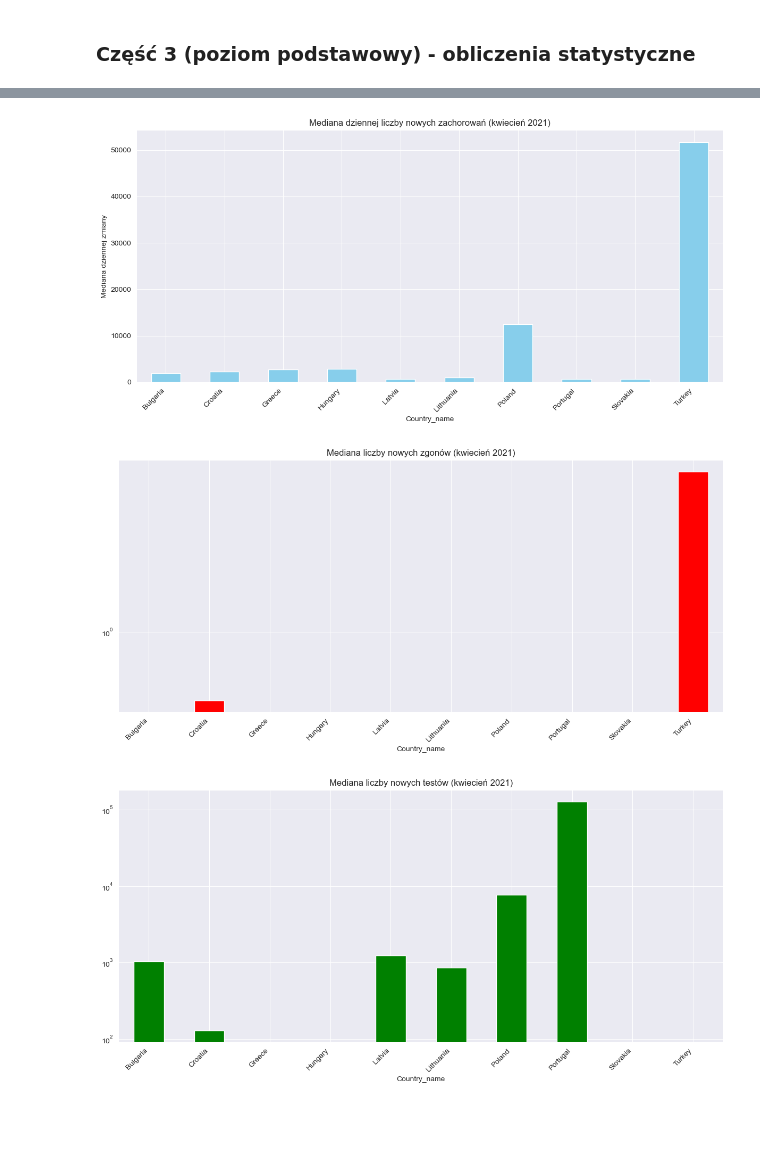
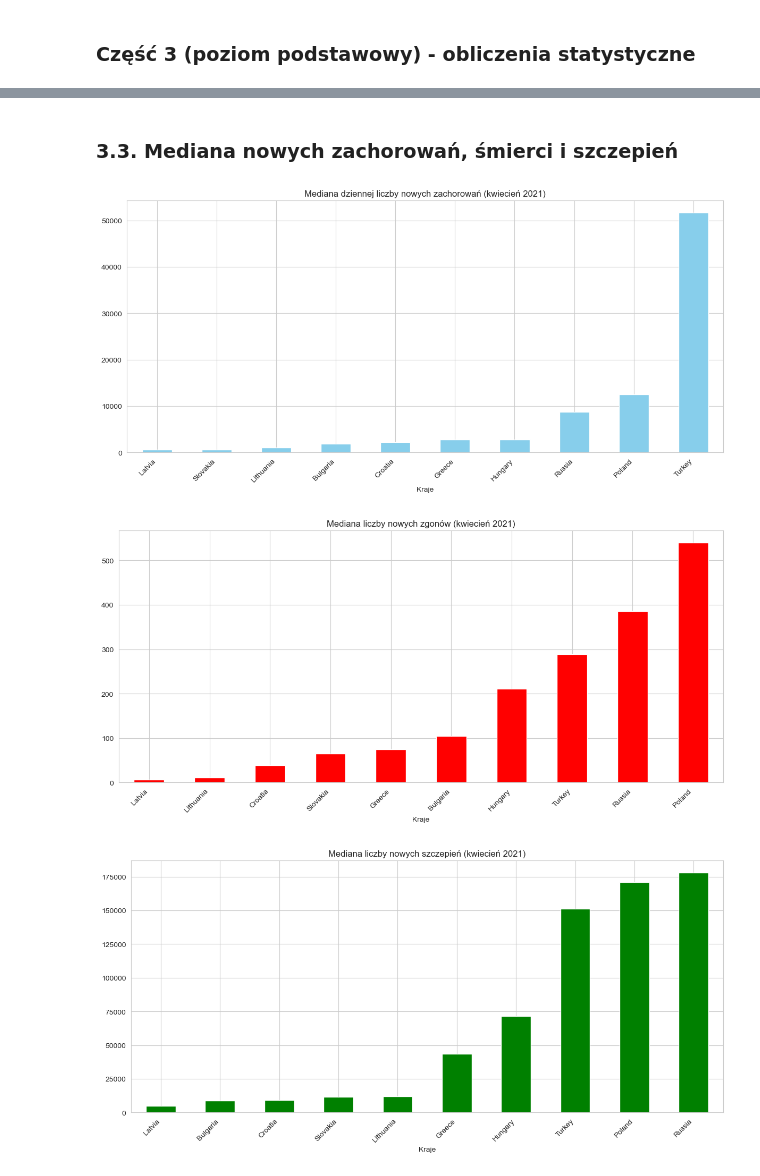
Before and after one commit to AbsZeroO/big-data, a Jupyter notebook: Poziom_2/Poziom2.ipynb, the cells around one changed output, grey strips where cells are left out. Drawn from its saved outputs; the diff is of its cells as text; code cells hidden in the pictures; blank space fills up the shorter version.

```diff
--- a/Poziom_2/Poziom2.ipynb
+++ b/Poziom_2/Poziom2.ipynb
@@ -118,9 +146,10 @@ TODO:
 # %%
-countries = ["Portugal", "Lithuania", "Slovakia", "Latvia", "Greece", "Hungary",
-                      "Poland", "Croatia", "Bulgaria", "Turkey"]
+countries = ["Lithuania", "Slovakia", "Latvia", "Greece", "Hungary",
+                      "Poland", "Croatia", "Bulgaria", "Russia", "Turkey"]
 
 df_filtered = df_data[
     (df_data["Country_name"].isin(countries)) &
     (df_data["date"].str.startswith("2021-04"))]
 display (df_filtered)
+df_filtered.to_csv("out.csv")
 # %% [output]
@@ -214,35 +296,33 @@ plt.show()
+# %% [markdown]
+### 3.3. Mediana nowych zachorowań, śmierci i szczepień
 # %%
-# 3.2.1. Mediana nowych zachorowań
-confirmed = df_filtered.groupby("Country_name")["Total_confirmed_cases"].median()
-
+confirmed = df_filtered.groupby("Country_name")["Total_confirmed_cases"].median().sort_values()
 plt.figure(figsize=(12, 6))
 confirmed.plot(kind="bar", color="skyblue", figsize=(12, 6))
 plt.title("Mediana dziennej liczby nowych zachorowań (kwiecień 2021)")
 plt.xticks(rotation=45, ha="right")
-plt.ylabel("Mediana dziennej zmiany")
+plt.xlabel("Kraje")
 plt.tight_layout()
 plt.show()
 
-# 3.2.2. Mediana nowych zgonów
-deceased = df_filtered.groupby("Country_name")["Total_new_deceased"].diff().groupby(df_filtered["Country_name"]).median()
-
+deceased = df_filtered.groupby("Country_name")["Total_new_deceased"].median().sort_values()
 plt.figure(figsize=(12, 6))
-deceased.plot(kind="bar", logy=True, color="red")
+deceased.plot(kind="bar", color="red")
 plt.title("Mediana liczby nowych zgonów (kwiecień 2021)")
 plt.xticks(rotation=45, ha="right")
+plt.xlabel("Kraje")
 plt.tight_layout()
 plt.show()
 
-# 3.2.3. Mediana nowych szczepień
-vaccinations = df_filtered.groupby("Country_name")["Total_new_vaccinations"].diff().groupby(df_filtered["Country_name"]).median()
-
+vaccinations = df_filtered.groupby("Country_name")["Total_new_vaccinations"].median().sort_values()
 plt.figure(figsize=(12, 6))
-vaccinations.plot(kind="bar", logy=True, color="green")
-plt.title("Mediana liczby nowych testów (kwiecień 2021)")
+vaccinations.plot(kind="bar", color="green")
+plt.title("Mediana liczby nowych szczepień (kwiecień 2021)")
 plt.xticks(rotation=45, ha="right")
+plt.xlabel("Kraje")
 plt.tight_layout()
 plt.show()
 # %% [output]
-[figure, old version]
+[figure, new version]
-[figure, old version]
+[figure, new version]
-[figure, old version]
+[figure, new version]
```
Also changed, not shown: parts of 38 cells of this notebook.
